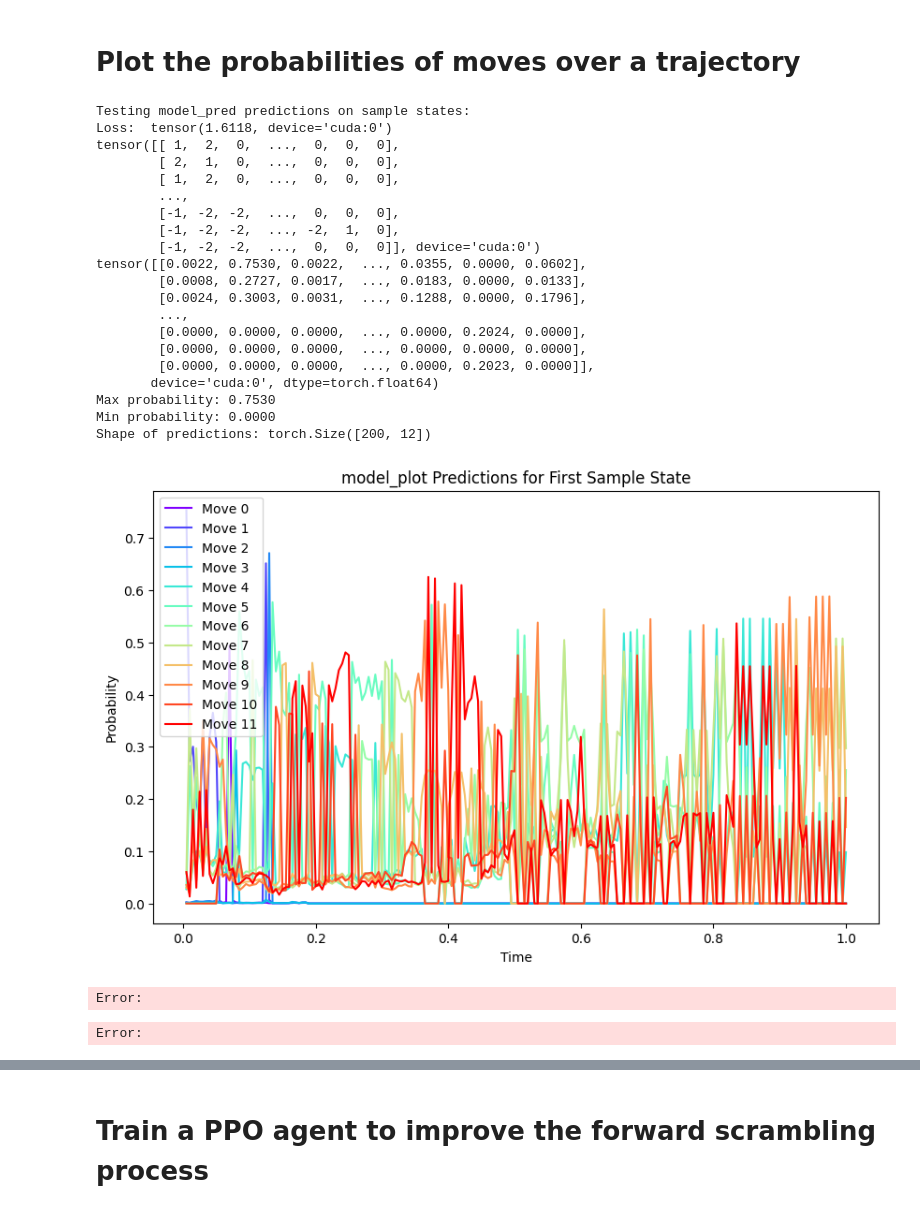
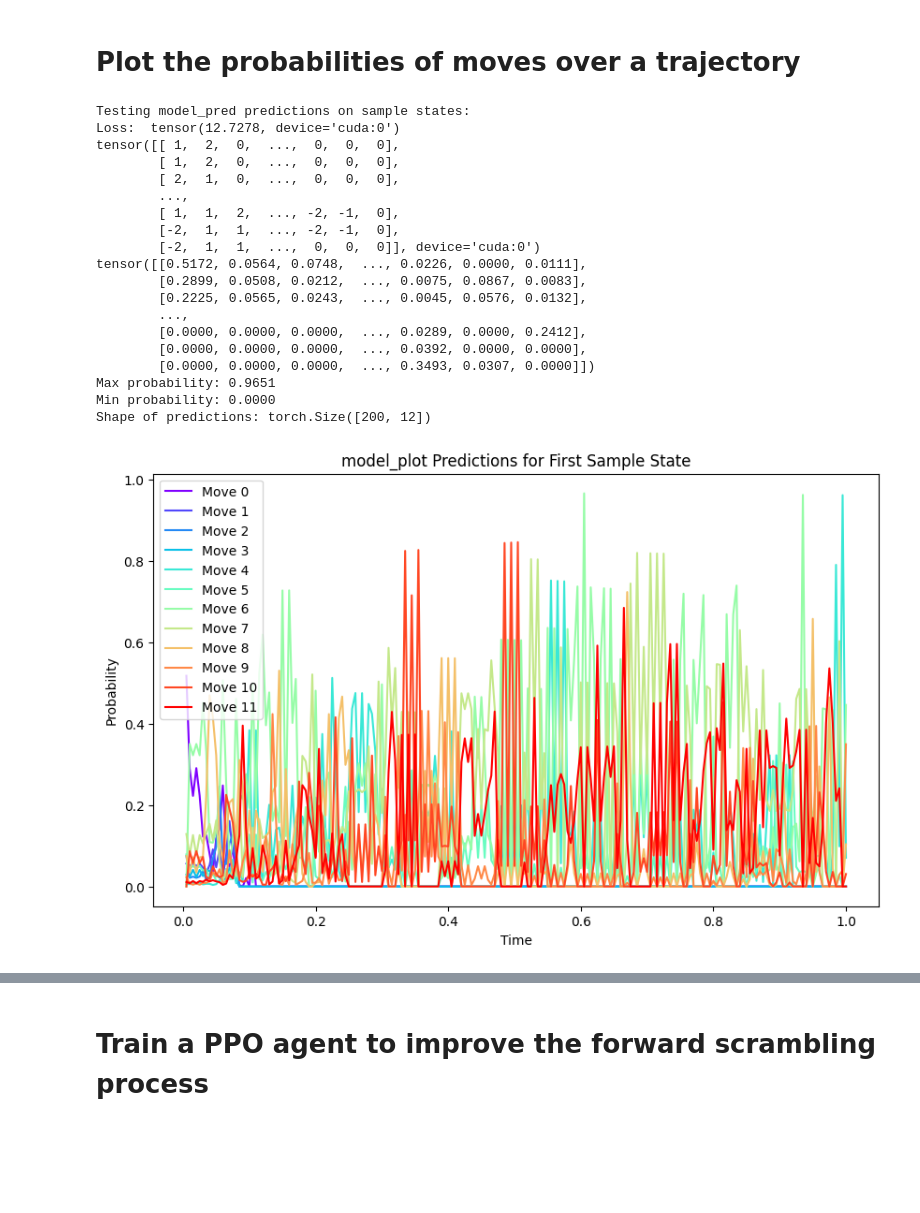
Before and after one commit to kitft/GraphDiffusion, a Jupyter notebook: AndrewsCurtis Demo.ipynb, the cells around one changed output, grey strips where cells are left out. Saved outputs shown, nothing was run; the diff lists cells and outputs as text; code cells hidden in the pictures; blank space fills up the shorter version.

```diff
--- a/AndrewsCurtis Demo.ipynb
+++ b/AndrewsCurtis Demo.ipynb
@@ -63,7 +70,7 @@ env_name = env.__class__.__name__
 class TrainConfig:
     #max_depth = 26                          # God's Number
     max_depth= 200#8*n_symmetric
-    batch_size_per_depth = 3#100#0#0
+    batch_size_per_depth = 7#100#0#0
     num_steps = 1000000#added 0
     learning_rate = 5e-5
     INTERVAL_PLOT, INTERVAL_SAVE, INTERVAL_BACKUP = 100, 50000, 10000 # interval_backup doesn't create multiple files
@@ -97,7 +104,7 @@ if not os.path.exists(TrainConfig.SAVE_DIRECTORY):
 print("input_dimension:",env.input_dim)
 print("state dimension:",env.state_dim)
 print("number of classes:",env.num_classes)
-model = Model(width=3300, num_classes=env.num_classes, input_dim=env.input_dim, time_embedding_dim=TrainConfig.time_embedding_dim, dropout_rate=TrainConfig.dropout)
+model = Model_AC(width=3300, num_classes=env.num_classes, input_dim=env.input_dim, time_embedding_dim=TrainConfig.time_embedding_dim, dropout_rate=TrainConfig.dropout)
 total_params = sum(p.numel() for p in model.parameters())
 print(f"Total number of parameters in the model: {total_params:,}")
 
@@ -149,7 +156,8 @@ use_torch_dataloader = True
 return_apply_all = False
 seed = np.random.randint(0,2**32-1)
 print("Using seed:",seed)
-
+device_dataloader = 'cpu'
+trivial_func = lambda x: torch.ones((x.shape[0],12),device=x.device)/12
 if use_torch_dataloader:
     # Create the DataLoader
     dataloader = DataLoader(
@@ -159,11 +167,13 @@ if use_torch_dataloader:
                           seed=seed,
                           batch_size=TrainConfig.batch_size_per_depth,
                           return_apply_all=return_apply_all,
-                          weight_contraction=TrainConfig.weight_contraction,
-                          total_relator_weight=TrainConfig.total_relator_weight,
-                          block_inverse_moves=TrainConfig.block_inverse_moves,
-                          double_weight=TrainConfig.double_weight),
-        num_workers=min(6,os.cpu_count()),  # Set to 0 to avoid multiprocessing issues
+                          #weight_contraction=TrainConfig.weight_contraction,
+                          #total_relator_weight=TrainConfig.total_relator_weight,
+                          #block_inverse_moves=TrainConfig.block_inverse_moves,
+                          #double_weight=TrainConfig.double_weight,
+                          model=trivial_func,
+                          device=device_dataloader),
+        num_workers=1,#min(6,os.cpu_count()),  # Set to 0 to avoid multiprocessing issues
         batch_size=None,
         persistent_workers=True,
         prefetch_factor=2,
@@ -178,10 +188,12 @@ if use_torch_dataloader:
                           seed=seed+7,
                           batch_size=TrainConfig.batch_size_per_depth,
                           return_apply_all=return_apply_all,
-                          weight_contraction=TrainConfig.weight_contraction,
-                          total_relator_weight=TrainConfig.total_relator_weight,
-                          block_inverse_moves=TrainConfig.block_inverse_moves,
-                          double_weight=TrainConfig.double_weight),  # Added a seed for reproducibility
+                          #weight_contraction=TrainConfig.weight_contraction,
+                          #total_relator_weight=TrainConfig.total_relator_weight,
+                          #block_inverse_moves=TrainConfig.block_inverse_moves,
+                          #double_weight=TrainConfig.double_weight),  # Added a seed for reproducibility
+                          model=trivial_func,
+                          device=device_dataloader),
         num_workers=min(6,os.cpu_count()),  # Set to 0 to avoid multiprocessing issues
         batch_size=None,
         persistent_workers=True,
@@ -199,4 +213,4 @@ TrainConfig.gradient_accumulation_steps = 10
 #model.to(device)
 
 #this is now a transformer model
-model,train_losses_dict = train(model, dataloader, dataloader_val,max_plot_val=30,warmup_frac=0.003)
+#model,train_losses_dict = train(model, dataloader, dataloader_val,max_plot_val=30,warmup_frac=0.003,TrainConfig=TrainConfig)
@@ -310,10 +317,8 @@ num_steps = sample_states.shape[1]-1
 with torch.no_grad():
     model_plot.eval()
     batch_t = torch.linspace(0 +1/num_steps,1, steps=num_steps).to(device).unsqueeze(0).repeat(sample_states.shape[0], 1).to(device)#.unsqueeze(0).repeat(batch_x.shape[0], 1).to(device)
-    loss = custom_loss_discrete(model_plot, sample_states, batch_t,None,env.goal)
+    loss = custom_loss_discrete(model_plot, sample_states, batch_t,None)
 print("Loss: ",loss)
-
-sample_states.shape
 
 # Create a sample batch of cube states
 #sample_states = torch.randint(0, 6, (5, 54)).to(device)  # 5 random cube states
@@ -322,6 +327,7 @@ sample_states.shape
 sample_states_test=sample_states[0,1:].to(device)
 #sample_states_test=torch.tensor(test_scrambles[0]).to(device)
 
+reverse_probs_func = reverse_diffusion_probs_from_fwd_model_and_scores(trivial_func,env,return_states_out=False)
 
 # Create time steps
 t = torch.linspace(1/TrainConfig.max_depth,1,steps=TrainConfig.max_depth).to(device)#.unsqueeze(0).repeat(sample_states.shape[0], 1).to(device)
@@ -329,9 +335,11 @@ print(sample_states_test)
 # Get model2 predictions
 with torch.no_grad():
     model_plot.train()
-    predictions = model_plot(sample_states_test, t)#.cpu().detach().numpy()
-sample_states_test_gx = apply_all_moves_to_all_states_torch_jit(sample_states_test)
-probabilities = get_probabilities_from_model_output(predictions,sample_states_test,sample_states_test_gx,env,weight_contraction=TrainConfig.weight_contraction,total_relator_weight=TrainConfig.total_relator_weight,double_weight=TrainConfig.double_weight)
+    scores = model_plot(sample_states_test, t)#.cpu().detach().numpy()
+#sample_states_test_gx = apply_all_moves_to_all_states_torch_jit(sample_states_test)
+probabilities = reverse_probs_func(sample_states_test,scores)
+
+#probabilities = get_probabilities_from_model_output(predictions,sample_states_test,sample_states_test_gx,env,weight_contraction=TrainConfig.weight_contraction,total_relator_weight=TrainConfig.total_relator_weight,double_weight=TrainConfig.double_weight)
 #probabilities = predictions/predictions.sum(axis=-1, keepdims=True)
 #print(predictions)
 print(probabilities)
@@ -340,48 +348,46 @@ print(f"Max probability: {probabilities.max().item():.4f}")
 print(f"Min probability: {probabilities.min().item():.4f}")
 # Print shape of predictions
 print(f"Shape of predictions: {probabilities.shape}")
 
 # Plot predictions for the first state
 plt.figure(figsize=(10, 6))
 colors = plt.cm.rainbow(np.linspace(0, 1, env.num_moves))
 for i in range(env.num_moves):  # 12 possible moves
     plt.plot(t.cpu().numpy()+0*1/env.num_moves*0.1, probabilities[:, i].cpu().numpy(), label=f'Move {i}', color=colors[i])
     #plt.plot(t.cpu().numpy(), probabilities[:, i], label=f'Move {i}', color=colors[i])
 plt.title("model_plot Predictions for First Sample State")
 plt.xlabel("Time")
 plt.ylabel("Probability")
 plt.legend()
 plt.show()
 
 # Print the most likely move at the beginning and end of the time sequence for each state
 # print("\nMost likely moves:")
 # for i in range(5):
 #     start_move = torch.argmax(predictions[i, 0, :]).item()
 #     end_move = torch.argmax(predictions[i, -1, :]).item()
 #     print(f"State {i+1}: Start: Move {start_move}, End: Move {end_move}")
 # %% [output]
 Testing model_pred predictions on sample states:
-Loss:  tensor(1.6118, device='cuda:0')
+Loss:  tensor(12.7278, device='cuda:0')
 tensor([[ 1,  2,  0,  ...,  0,  0,  0],
+        [ 1,  2,  0,  ...,  0,  0,  0],
         [ 2,  1,  0,  ...,  0,  0,  0],
-        [ 1,  2,  0,  ...,  0,  0,  0],
         ...,
-        [-1, -2, -2,  ...,  0,  0,  0],
-        [-1, -2, -2,  ..., -2,  1,  0],
-        [-1, -2, -2,  ...,  0,  0,  0]], device='cuda:0')
-tensor([[0.0022, 0.7530, 0.0022,  ..., 0.0355, 0.0000, 0.0602],
-        [0.0008, 0.2727, 0.0017,  ..., 0.0183, 0.0000, 0.0133],
-        [0.0024, 0.3003, 0.0031,  ..., 0.1288, 0.0000, 0.1796],
+        [ 1,  1,  2,  ..., -2, -1,  0],
+        [-2,  1,  1,  ..., -2, -1,  0],
+        [-2,  1,  1,  ...,  0,  0,  0]], device='cuda:0')
+tensor([[0.5172, 0.0564, 0.0748,  ..., 0.0226, 0.0000, 0.0111],
+        [0.2899, 0.0508, 0.0212,  ..., 0.0075, 0.0867, 0.0083],
+        [0.2225, 0.0565, 0.0243,  ..., 0.0045, 0.0576, 0.0132],
         ...,
-        [0.0000, 0.0000, 0.0000,  ..., 0.0000, 0.2024, 0.0000],
-        [0.0000, 0.0000, 0.0000,  ..., 0.0000, 0.0000, 0.0000],
-        [0.0000, 0.0000, 0.0000,  ..., 0.0000, 0.2023, 0.0000]],
-       device='cuda:0', dtype=torch.float64)
-Max probability: 0.7530
+        [0.0000, 0.0000, 0.0000,  ..., 0.0289, 0.0000, 0.2412],
+        [0.0000, 0.0000, 0.0000,  ..., 0.0392, 0.0000, 0.0000],
+        [0.0000, 0.0000, 0.0000,  ..., 0.3493, 0.0307, 0.0000]])
+Max probability: 0.9651
 Min probability: 0.0000
 Shape of predictions: torch.Size([200, 12])
-[figure, old version]
+[figure, new version]
-Error:
 # %%
 # Create K test scrambles by randomly sampling N moves each
 K = 1000  # Number of scrambles to generate
@@ -390,7 +396,5 @@ test_scrambles = [
     [random.choice(env.moves) for _ in range(N)]
     for _ in range(K)
 ]
-# %% [output]
-Error:
 # %%
 dataloader_val = DataLoader(
```
Also changed, not shown: parts of 21 cells of this notebook, 7 other files.
